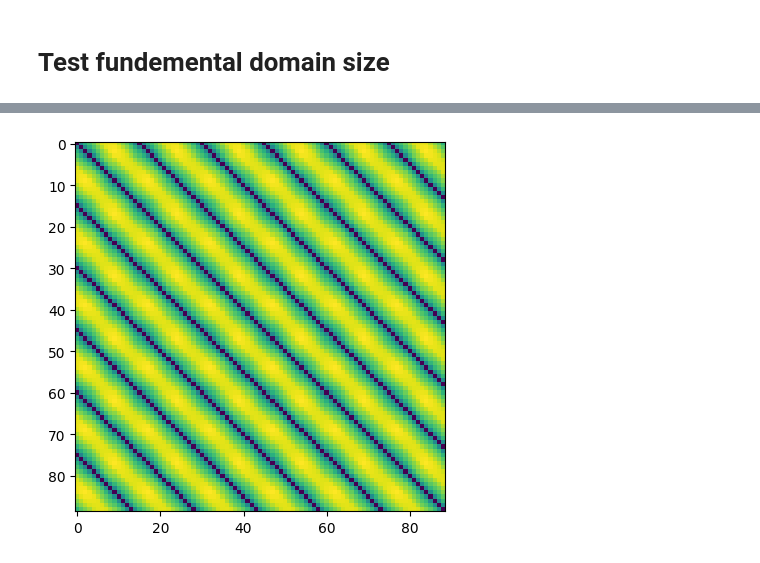
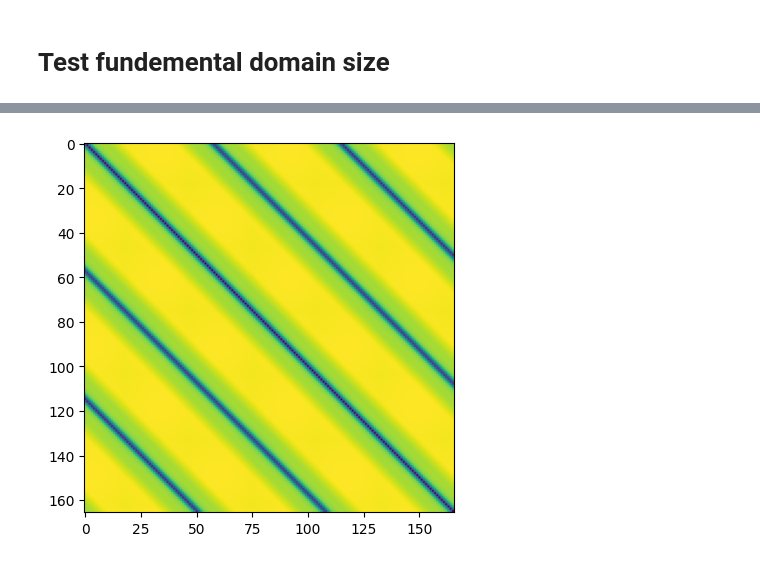
Before and after one commit to kyleormsby/persistent-symmetry, a Jupyter notebook: studentDemos/daleDemos/lensTest.ipynb, the cells around one changed output, grey strips where cells are left out. Saved outputs shown, nothing was run; the diff lists cells and outputs as text; code cells hidden in the pictures.

```diff
--- a/studentDemos/daleDemos/lensTest.ipynb
+++ b/studentDemos/daleDemos/lensTest.ipynb
@@ -50,8 +50,9 @@ arrowimg = Image.open(c1_names[4]).convert('L')
 img4 = Image.open(c4_names[0])
 img4 = img4.convert('L')
 
-testimg = Image.open(test_name[0]).convert('L')
-testimg2 = Image.open(test_name[1]).convert('L')
+testimg = Image.open(test_name[1]).convert('L')
+testimg2 = Image.open(test_name[2]).convert('L')
+testimg3 = Image.open(test_name[0]).convert('L')
 #img = img.resize((540,331), resample = PIL.Image.Resampling.BOX)
 #img = ImageEnhance.Sharpness(img.convert('RGB'))
 #img = img.enhance(0.1)
@@ -689,8 +706,10 @@ def horizontalSlice(img, lens_sz):
 # %%
-list = verticalSlice(testimg2, (20,20))
+j = (500,500)
+tester = Image.open(c1_names[0]).convert('L')
+list = verticalSlice(tester, j)
 array1 = imgListToArray(list)
-pairwise = pairwise_distances(array1)
+pairwise1 = pairwise_distances(array1)
 plt.figure()
-plt.imshow(pairwise)
+plt.imshow(pairwise1)
 plt.show()
 # %% [output]
@@ -698,9 +717,9 @@ plt.show()
 # %%
-list = horizontalSlice(testimg2, (20,20))
+list = horizontalSlice(tester, j)
 array2 = imgListToArray(list)
-pairwise = pairwise_distances(array2)
+pairwise2 = pairwise_distances(array2)
 plt.figure()
-plt.imshow(pairwise)
+plt.imshow(pairwise2)
 plt.show()
 # %% [output]
-[figure, old version]
+[figure, new version]
```
Also changed, not shown: parts of 8 cells of this notebook.
